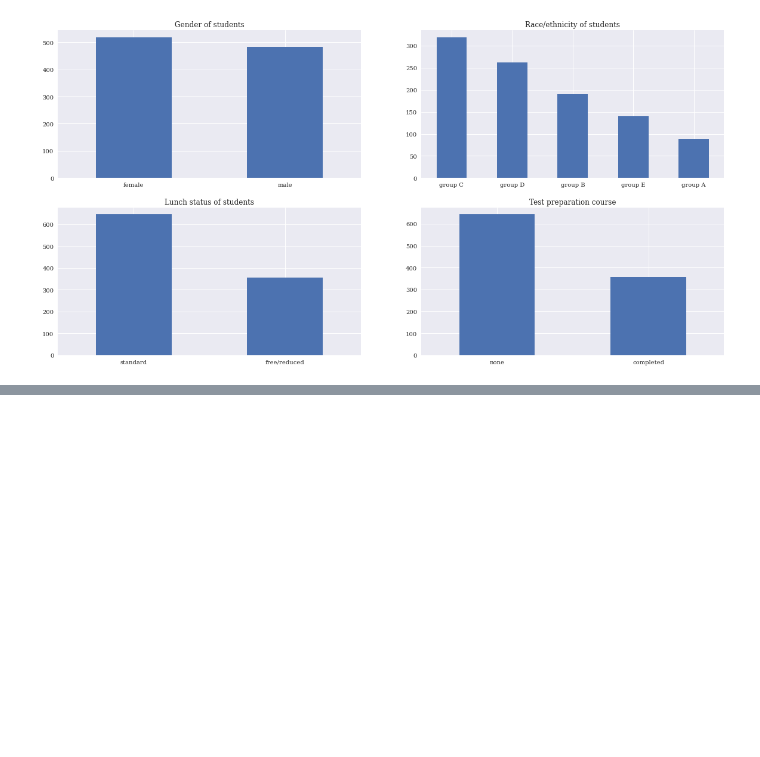
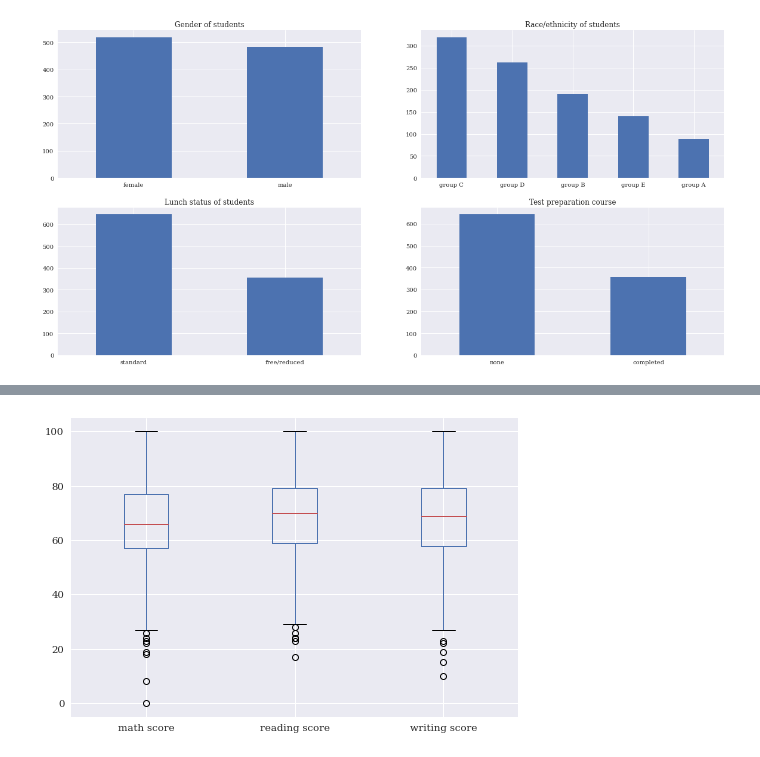
Before and after one commit to caiquemiranda/EDA-Exploratory-Data-Analysis-python, a Jupyter notebook: EDA-Student-perfomace.ipynb, the cells around one changed output, grey strips where cells are left out. Drawn from its saved outputs; the diff is of its cells as text; code cells hidden in the pictures; blank space fills up the shorter version.

```diff
--- a/EDA-Student-perfomace.ipynb
+++ b/EDA-Student-perfomace.ipynb
@@ -160,0 +163,7 @@ Name: gender, dtype: float64
+# %%
+# visualização de variveis numericas em boxplot
+
+students.boxplot()
+plt.show()
+# %% [output]
+[figure, added]
```
Also changed, not shown: parts of 15 cells of this notebook.
